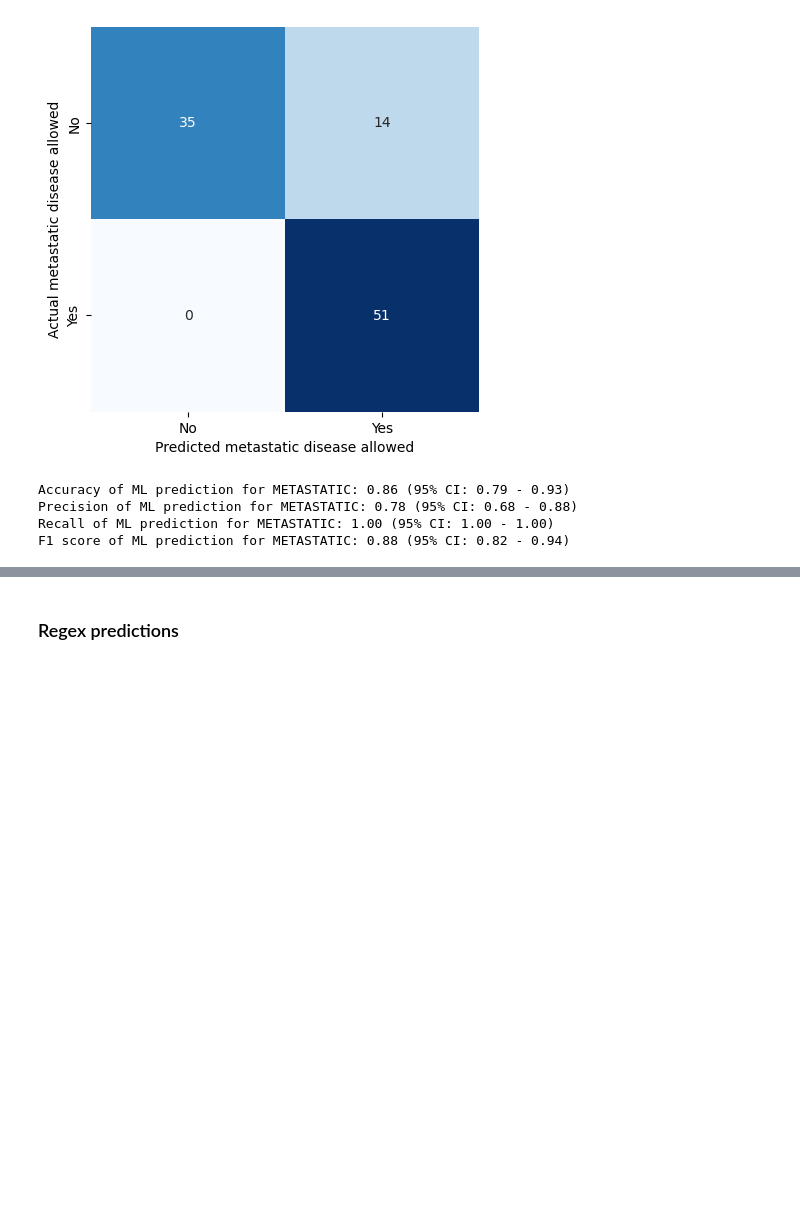
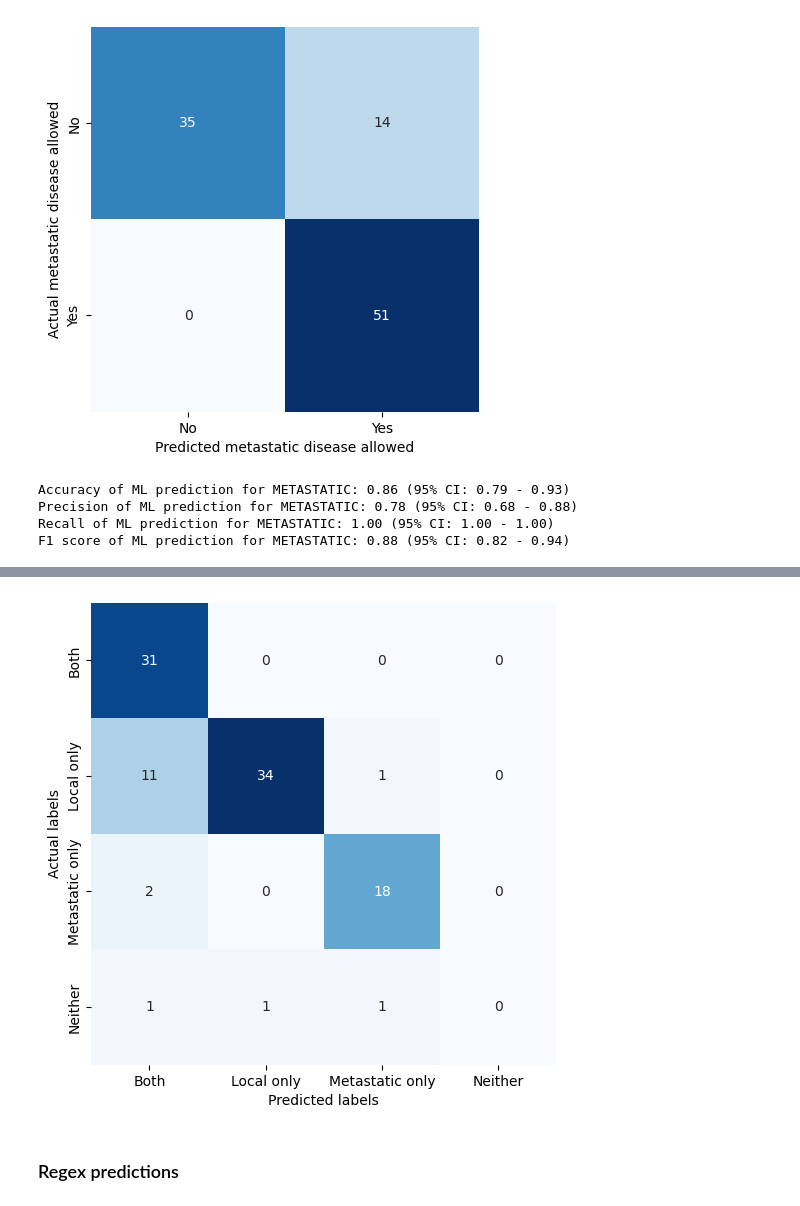
Before and after one commit to windisch-paul/metastatic_vs_local, a Jupyter notebook: analysis.ipynb, the cells around one changed output, grey strips where cells are left out. Cells and saved outputs as stored; diff of their text form; code cells hidden in the pictures; blank space fills up the shorter version.

```diff
--- a/analysis.ipynb
+++ b/analysis.ipynb
@@ -469,3 +636,30 @@ F1 score of ML prediction for METASTATIC: 0.88 (95% CI: 0.82 - 0.94)
+# %%
+# Create the confusion matrix of predicted and actual values for combined labels
+confusion_matrix = pd.crosstab(
+    df_test["ALL_LABELS"], df_test["ALL_LABELS_PREDICTIONS_ML"]
+)
+
+# Add a column called "Neither" and fill it with zeros if it does not exist
+if "Neither" not in confusion_matrix.columns:
+    confusion_matrix["Neither"] = 0
+
+
+# Plot the confusion matrix
+fig = plt.figure(figsize=(6,6))
+sns.heatmap(confusion_matrix, annot=True, cmap="Blues", fmt="d")
+
+
+plt.xlabel("Predicted labels")
+plt.ylabel("Actual labels")
+plt.xticks([0.5, 1.5, 2.5, 3.5], ["Both", "Local only", "Metastatic only", "Neither"])
+plt.yticks([0.5, 1.5, 2.5, 3.5], ["Both", "Local only", "Metastatic only", "Neither"])
+# Remove the colorbar but keep the width of the heatmap
+plt.gca().collections[0].colorbar.remove()
+plt.show()
+
+fig.savefig("plots/confusion_matrix_all_labels_ml.png", dpi=300, bbox_inches="tight")
+# %% [output]
+[figure, added]
 # %% [markdown]
 ### Regex predictions
 # %%
```
Also changed, not shown: parts of 21 cells of this notebook, 10 other files.
